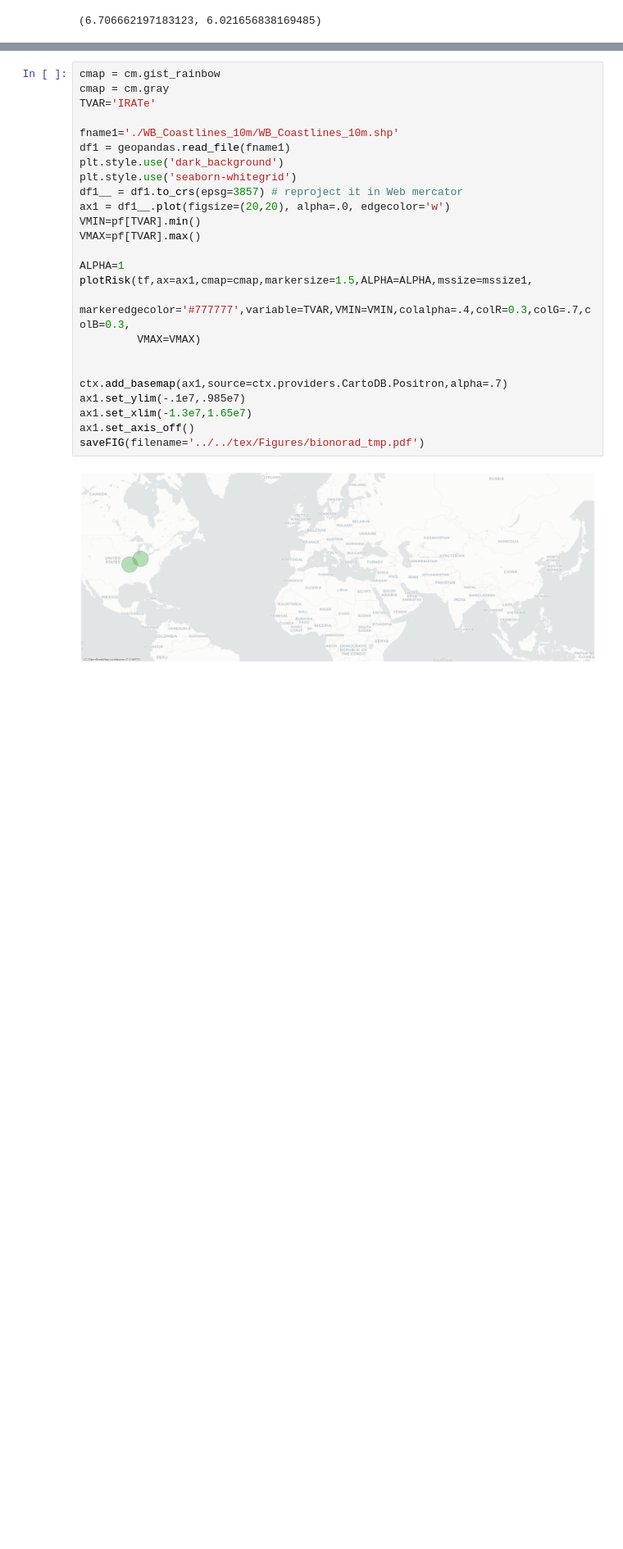
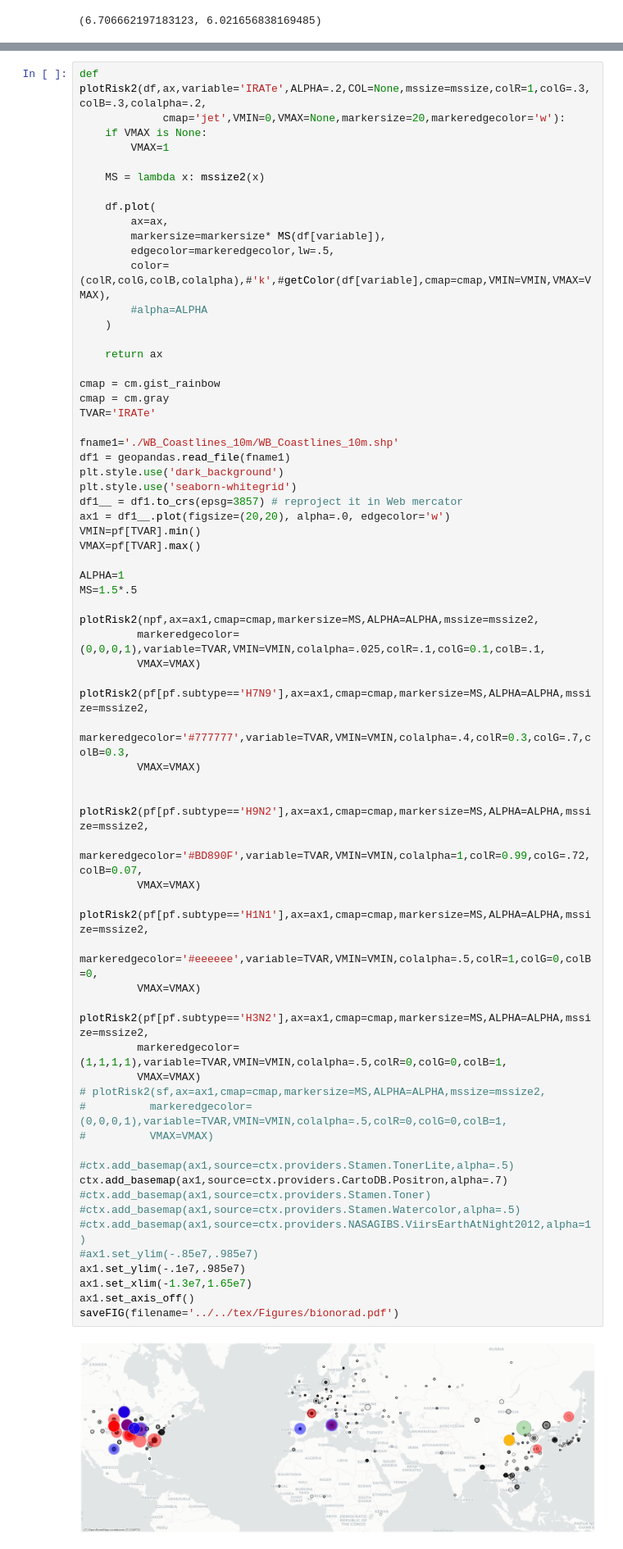
Before and after one commit to zeroknowledgediscovery/emergenet, a Jupyter notebook: irat_qnet/preddata/georisk-Copy1.ipynb, the cells around one changed output, grey strips where cells are left out. Shown at 82% size. Drawn from its saved outputs; the diff is of its cells as text; blank space fills up the shorter version.

```diff
--- a/irat_qnet/preddata/georisk-Copy1.ipynb
+++ b/irat_qnet/preddata/georisk-Copy1.ipynb
@@ -228,27 +204,70 @@ pf.IRATe.max(),pf.IRATe.min()
 # %%
+def plotRisk2(df,ax,variable='IRATe',ALPHA=.2,COL=None,mssize=mssize,colR=1,colG=.3,colB=.3,colalpha=.2,
+             cmap='jet',VMIN=0,VMAX=None,markersize=20,markeredgecolor='w'):
+    if VMAX is None:
+        VMAX=1
+
+    MS = lambda x: mssize2(x)
+
+    df.plot(
+        ax=ax,
+        markersize=markersize* MS(df[variable]),
+        edgecolor=markeredgecolor,lw=.5,
+        color=(colR,colG,colB,colalpha),#'k',#getColor(df[variable],cmap=cmap,VMIN=VMIN,VMAX=VMAX),
+        #alpha=ALPHA
+    )
+
+    return ax
+
 cmap = cm.gist_rainbow
 cmap = cm.gray
 TVAR='IRATe'
 
 fname1='./WB_Coastlines_10m/WB_Coastlines_10m.shp'
 df1 = geopandas.read_file(fname1)
 plt.style.use('dark_background')
 plt.style.use('seaborn-whitegrid')
 df1__ = df1.to_crs(epsg=3857) # reproject it in Web mercator
 ax1 = df1__.plot(figsize=(20,20), alpha=.0, edgecolor='w')
 VMIN=pf[TVAR].min()
 VMAX=pf[TVAR].max()
 
 ALPHA=1
-plotRisk(tf,ax=ax1,cmap=cmap,markersize=1.5,ALPHA=ALPHA,mssize=mssize1,
+MS=1.5*.5
+
+plotRisk2(npf,ax=ax1,cmap=cmap,markersize=MS,ALPHA=ALPHA,mssize=mssize2,
+         markeredgecolor=(0,0,0,1),variable=TVAR,VMIN=VMIN,colalpha=.025,colR=.1,colG=0.1,colB=.1,
+         VMAX=VMAX)
+
+plotRisk2(pf[pf.subtype=='H7N9'],ax=ax1,cmap=cmap,markersize=MS,ALPHA=ALPHA,mssize=mssize2,
          markeredgecolor='#777777',variable=TVAR,VMIN=VMIN,colalpha=.4,colR=0.3,colG=.7,colB=0.3,
          VMAX=VMAX)
 
 
+plotRisk2(pf[pf.subtype=='H9N2'],ax=ax1,cmap=cmap,markersize=MS,ALPHA=ALPHA,mssize=mssize2,
+         markeredgecolor='#BD890F',variable=TVAR,VMIN=VMIN,colalpha=1,colR=0.99,colG=.72,colB=0.07,
+         VMAX=VMAX)
+
+plotRisk2(pf[pf.subtype=='H1N1'],ax=ax1,cmap=cmap,markersize=MS,ALPHA=ALPHA,mssize=mssize2,
+         markeredgecolor='#eeeeee',variable=TVAR,VMIN=VMIN,colalpha=.5,colR=1,colG=0,colB=0,
+         VMAX=VMAX)
+
+plotRisk2(pf[pf.subtype=='H3N2'],ax=ax1,cmap=cmap,markersize=MS,ALPHA=ALPHA,mssize=mssize2,
+         markeredgecolor=(1,1,1,1),variable=TVAR,VMIN=VMIN,colalpha=.5,colR=0,colG=0,colB=1,
+         VMAX=VMAX)
+# plotRisk2(sf,ax=ax1,cmap=cmap,markersize=MS,ALPHA=ALPHA,mssize=mssize2,
+#          markeredgecolor=(0,0,0,1),variable=TVAR,VMIN=VMIN,colalpha=.5,colR=0,colG=0,colB=1,
+#          VMAX=VMAX)
+
+#ctx.add_basemap(ax1,source=ctx.providers.Stamen.TonerLite,alpha=.5)
 ctx.add_basemap(ax1,source=ctx.providers.CartoDB.Positron,alpha=.7)
+#ctx.add_basemap(ax1,source=ctx.providers.Stamen.Toner)
+#ctx.add_basemap(ax1,source=ctx.providers.Stamen.Watercolor,alpha=.5)
+#ctx.add_basemap(ax1,source=ctx.providers.NASAGIBS.ViirsEarthAtNight2012,alpha=1)
+#ax1.set_ylim(-.85e7,.985e7)
 ax1.set_ylim(-.1e7,.985e7)
 ax1.set_xlim(-1.3e7,1.65e7)
 ax1.set_axis_off()
-saveFIG(filename='../../tex/Figures/bionorad_tmp.pdf')
+saveFIG(filename='../../tex/Figures/bionorad.pdf')
 # %% [output]
-[figure, old version]
+[figure, new version]
```
Also changed, not shown: parts of 6 cells of this notebook, 34 other files.
